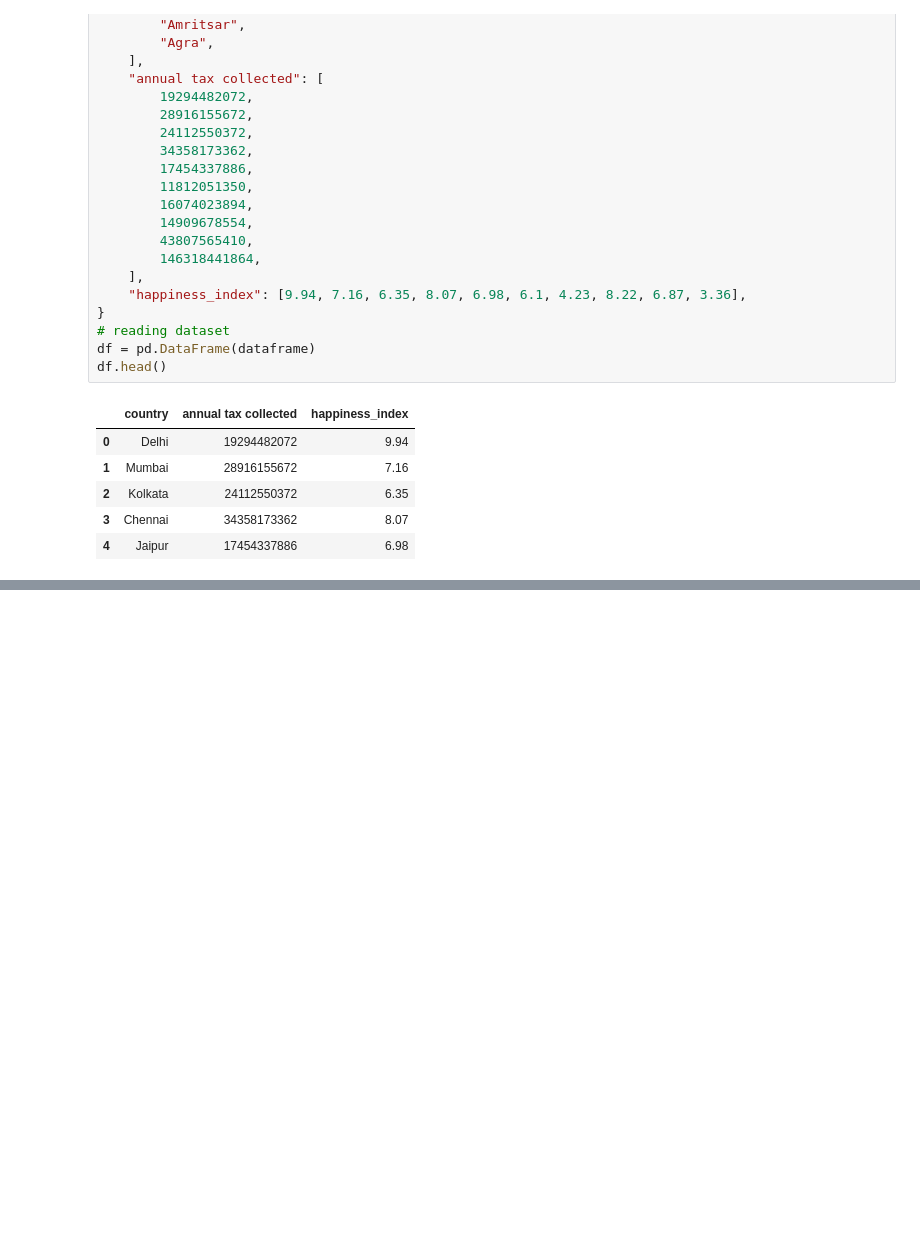
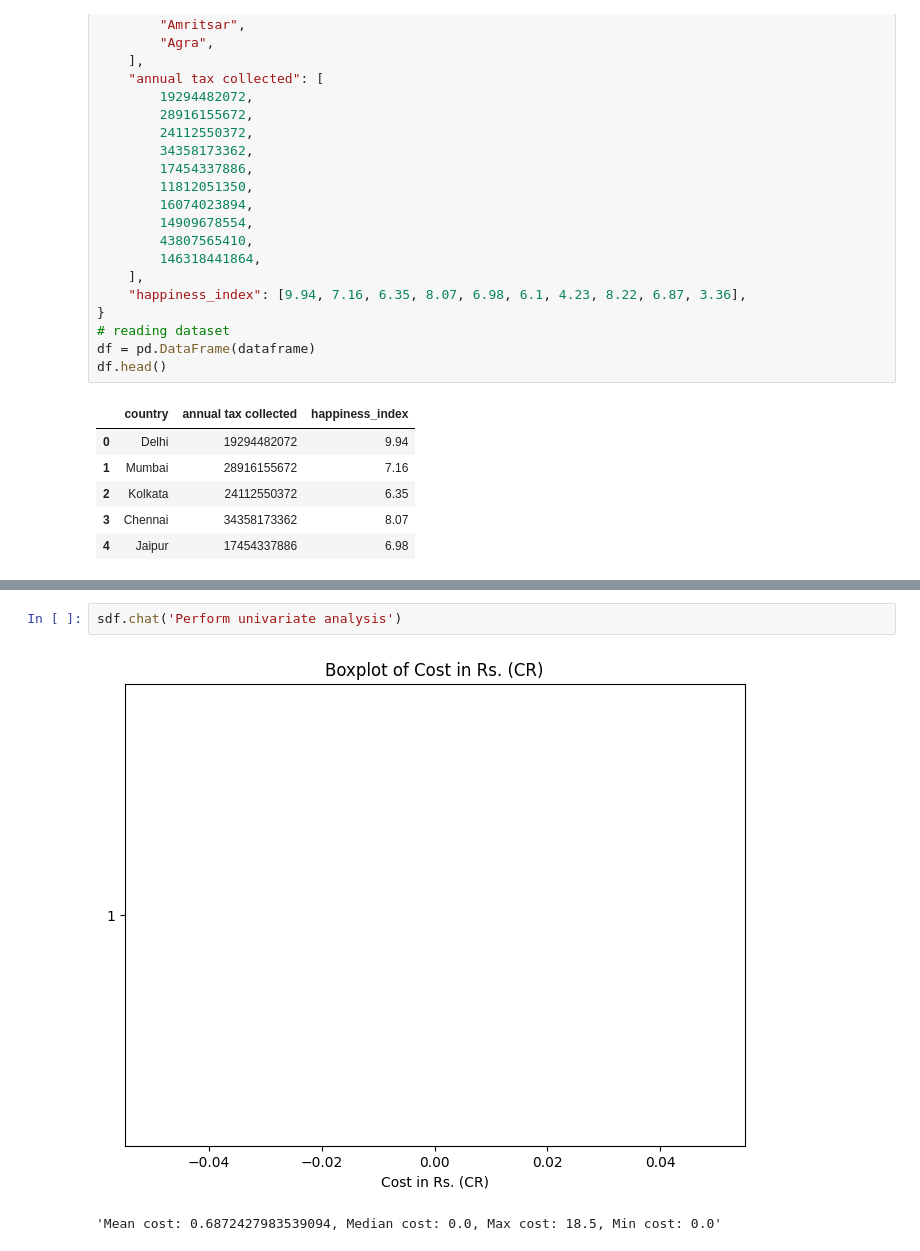
Before and after one commit to premjha9625/DataScience, a Jupyter notebook: IPLDA/iplda.ipynb, the cells around one changed output, grey strips where cells are left out. Drawn from its saved outputs; the diff is of its cells as text; blank space fills up the shorter version.

```diff
--- a/IPLDA/iplda.ipynb
+++ b/IPLDA/iplda.ipynb
@@ -80,0 +125,5 @@ pandasai.exceptions.PandasAIApiCallError: Unable to generate LLM response.
+# %%
+sdf.chat('Perform univariate analysis')
+# %% [output]
+[figure, added]
+'Mean cost: 0.6872427983539094, Median cost: 0.0, Max cost: 18.5, Min cost: 0.0'
```
Also changed, not shown: parts of 7 cells of this notebook, 3 other files.
